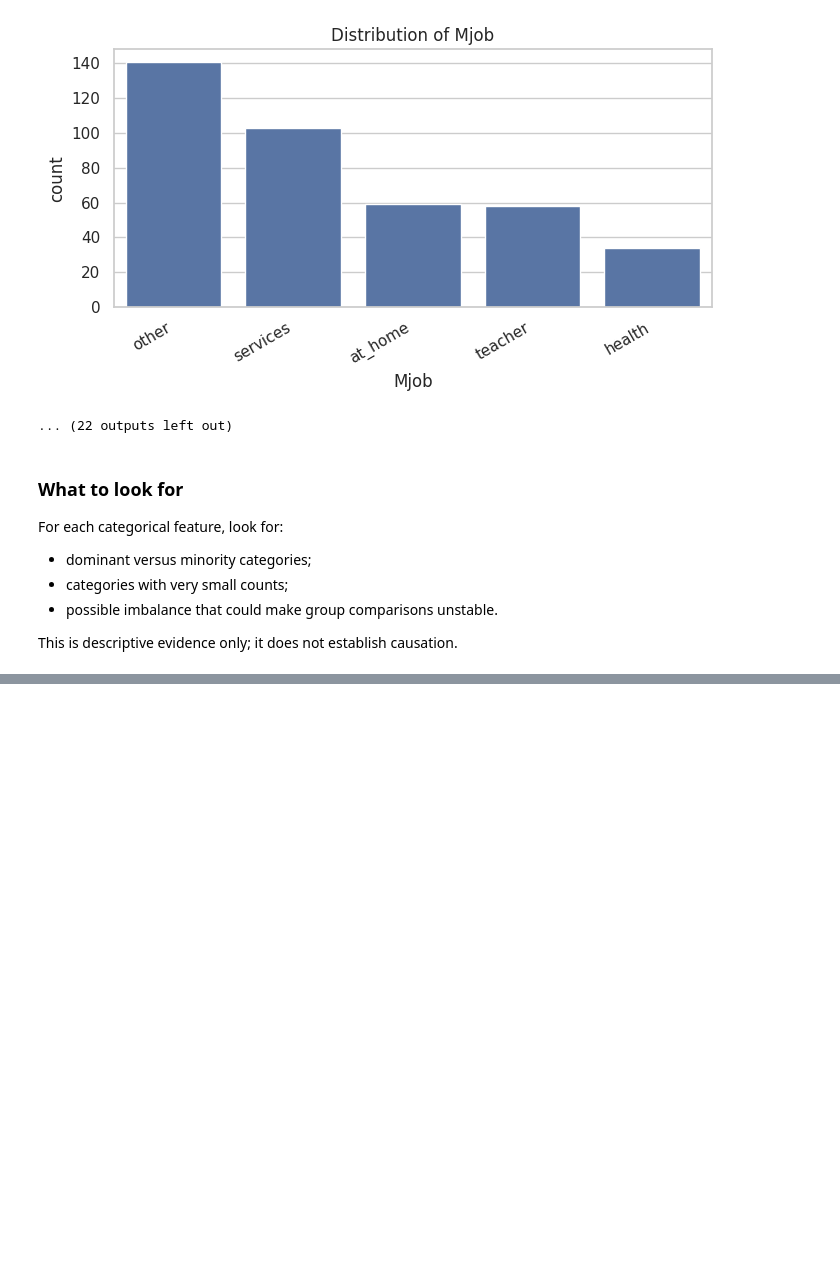
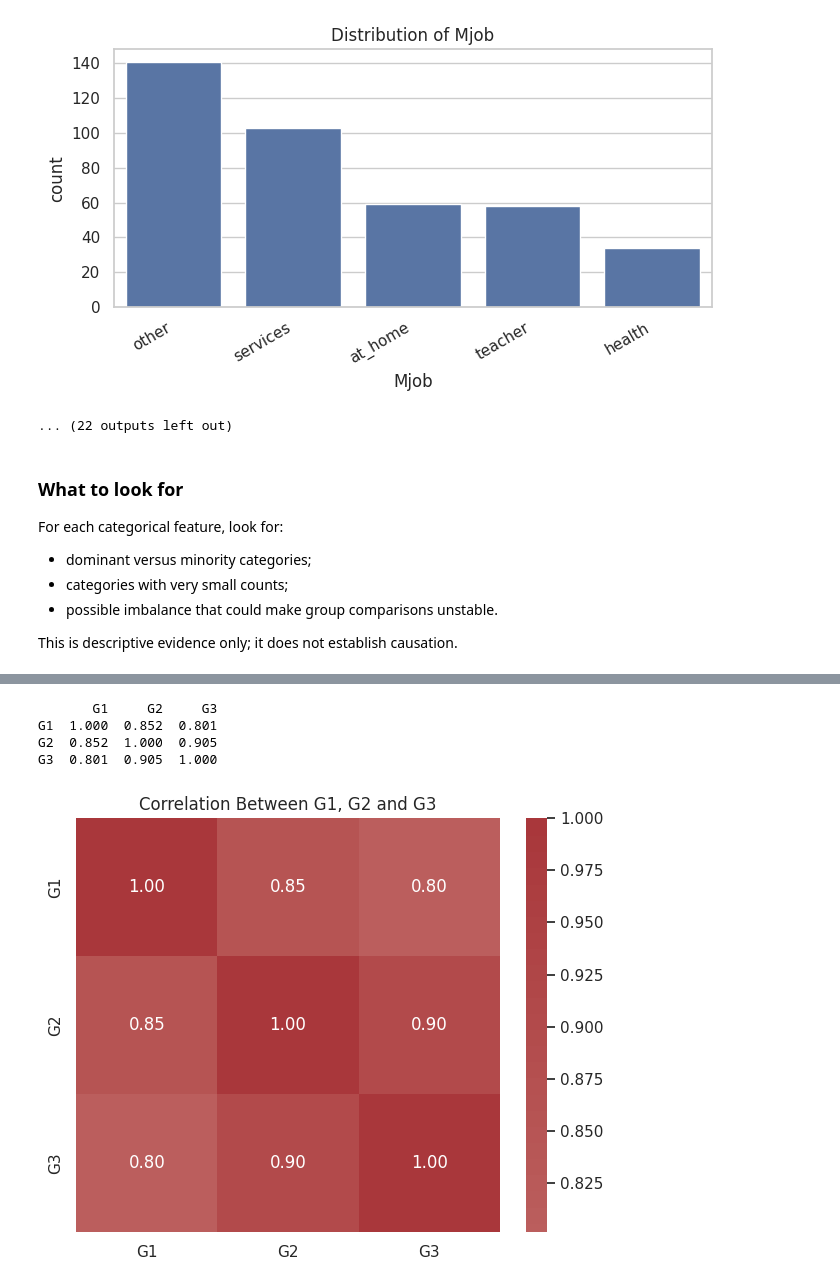
Before and after one commit to dealwisca-dot/Early-Identification-of-At-Risk-Students, a Jupyter notebook: EDA.ipynb, the cells around one changed output, grey strips where cells are left out. Cells and saved outputs as stored; diff of their text form; code cells hidden in the pictures; blank space fills up the shorter version.

```diff
--- a/EDA.ipynb
+++ b/EDA.ipynb
@@ -441,0 +496,18 @@ This is descriptive evidence only; it does not establish causation.
+# %%
+# ============================================================
+# 15. Grade correlations
+# ============================================================
+grade_corr = df[grades].corr()
+print(grade_corr.round(3))
+
+plt.figure(figsize=(6, 5))
+sns.heatmap(grade_corr, annot=True, fmt=".2f", cmap="vlag", center=0)
+plt.title("Correlation Between G1, G2 and G3")
+plt.tight_layout()
+plt.show()
+# %% [output]
+       G1     G2     G3
+G1  1.000  0.852  0.801
+G2  0.852  1.000  0.905
+G3  0.801  0.905  1.000
+[figure, added]
```
Also changed, not shown: parts of 7 cells of this notebook.
